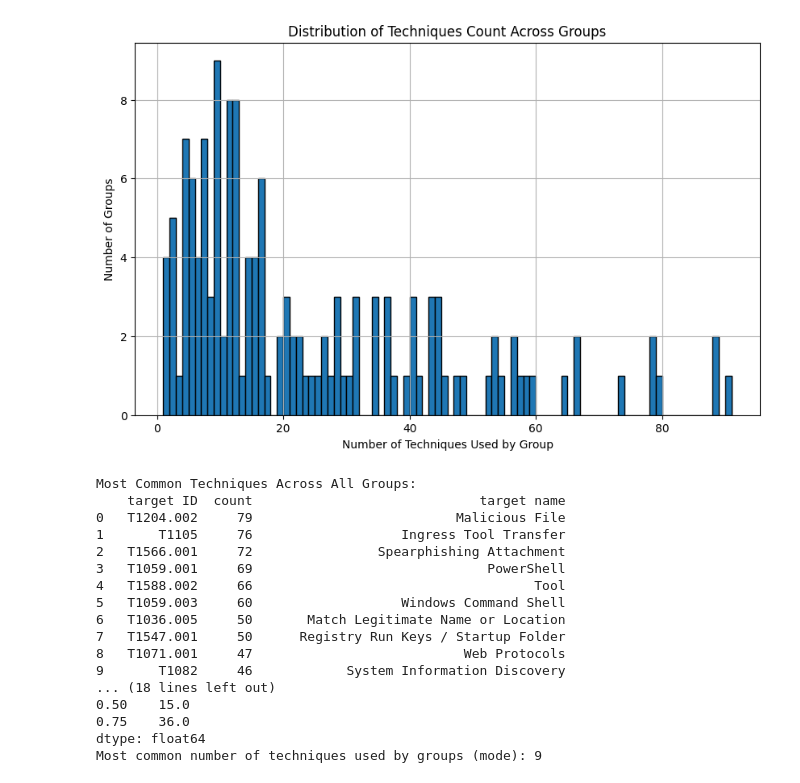
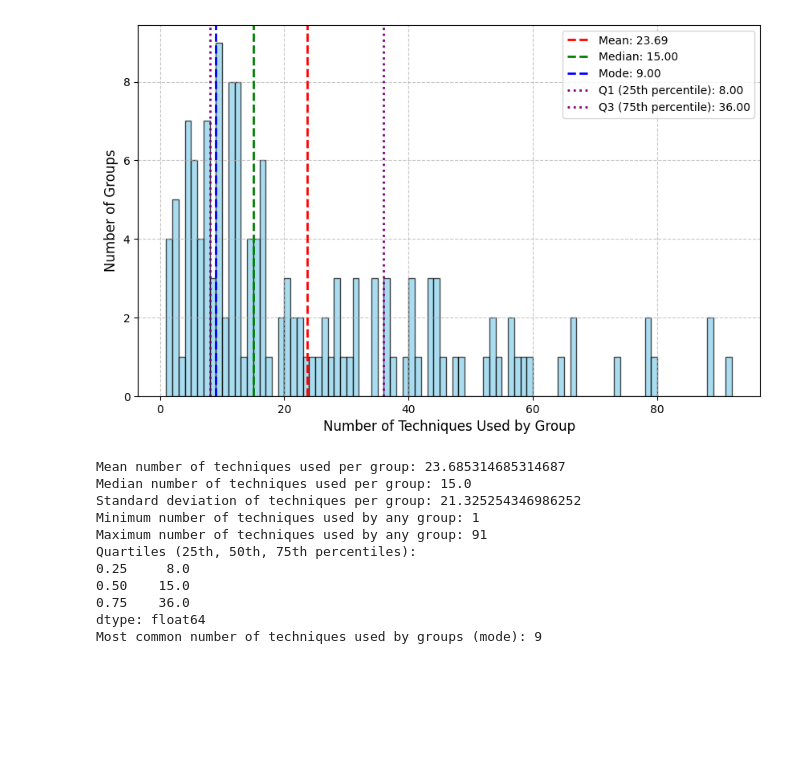
Before and after one commit to sahaaakanksha7/CTITTP, a Jupyter notebook: MITREgroup.ipynb, the cells around one changed output. Cells and saved outputs as stored; diff of their text form; code cells hidden in the pictures; blank space fills up the shorter version.

```diff
--- a/MITREgroup.ipynb
+++ b/MITREgroup.ipynb
@@ -146,13 +227,31 @@ def analyze_techniques(csv_file):
     quartiles = techniques_series.quantile([0.25, 0.5, 0.75])
     mode_techniques_per_group = techniques_series.mode()[0]
 
-    # 5. Generate a histogram (chart) of the number of techniques used per group
+    # Create histogram with more visually appealing styles
     plt.figure(figsize=(10, 6))
-    plt.hist(techniques_per_group, bins=range(min_techniques_per_group, max_techniques_per_group + 1), edgecolor='black')
-    plt.title('Distribution of Techniques Count Across Groups')
-    plt.xlabel('Number of Techniques Used by Group')
-    plt.ylabel('Number of Groups')
-    plt.grid(True)
+    plt.hist(techniques_series, bins=range(min_techniques_per_group, max_techniques_per_group + 2),
+             edgecolor='black', color='skyblue', alpha=0.7)
+
+    # Add lines for mean, median, mode, and quartiles
+    plt.axvline(mean_techniques_per_group, color='red', linestyle='dashed', linewidth=2, label=f'Mean: {mean_techniques_per_group:.2f}')
+    plt.axvline(median_techniques_per_group, color='green', linestyle='dashed', linewidth=2, label=f'Median: {median_techniques_per_group:.2f}')
+    plt.axvline(mode_techniques_per_group, color='blue', linestyle='dashed', linewidth=2, label=f'Mode: {mode_techniques_per_group:.2f}')
+    plt.axvline(quartiles[0.25], color='purple', linestyle='dotted', linewidth=2, label=f'Q1 (25th percentile): {quartiles[0.25]:.2f}')
+    plt.axvline(quartiles[0.75], color='purple', linestyle='dotted', linewidth=2, label=f'Q3 (75th percentile): {quartiles[0.75]:.2f}')
+
+    # Titles and labels
+    #plt.title('Distribution of Techniques Count Across Groups', fontsize=16)
+    plt.xlabel('Number of Techniques Used by Group', fontsize=12)
+    plt.ylabel('Number of Groups', fontsize=12)
+
+    # Grid and legend
+    plt.grid(True, linestyle='--', alpha=0.7)
+    plt.legend()
+
+    # Save the figure as a PDF
+    plt.savefig('technique_distribution.pdf', format='pdf', bbox_inches='tight')
+
+    # Show plot (optional, not needed for LaTeX but helpful for viewing)
     plt.show()
 
     return (unique_techniques_per_group, most_common_techniques,
@@ -168,49 +267,43 @@ csv_file = r"C:\Users\Aakanksha Saha\Downloads\enterprise-attack-v15.1-groups.xl
  std_techniques_per_group, min_techniques_per_group,
  max_techniques_per_group, quartiles, mode_techniques_per_group) = analyze_techniques(csv_file)
 
 # Print the unique techniques per group
 #print("Unique Techniques per Group (Source ID):")
 #for group, techniques in unique_techniques_per_group.items():
 #    count = len(techniques)
 #    print(f"{group}: {techniques} (Count: {count})")
 
 # Print the most common techniques across all groups
-print("\nMost Common Techniques Across All Groups:")
-print(most_common_techniques.head(20))  # Show top 10 most common techniques
+#print("\nMost Common Techniques Across All Groups:")
+#print(most_common_techniques.head(20))  # Show top 10 most common techniques
 
 #empty_count = 0
 # Print techniques that are unique to each group
 #print("\nTechniques Unique to Each Group (Only Used by One Group):")
 #for group, techniques in unique_techniques_per_group_only.items():
 #    print(f"{group}: {techniques}")
 #    if not techniques:  # If the list is empty
 #        empty_count += 1
 
 #print(f"\nTotal number of groups with empty techniques list: {empty_count}")
 
 # Print statistical summary of techniques used by groups
 print(f"\nMean number of techniques used per group: {mean_techniques_per_group}")
 print(f"Median number of techniques used per group: {median_techniques_per_group}")
 print(f"Standard deviation of techniques per group: {std_techniques_per_group}")
 print(f"Minimum number of techniques used by any group: {min_techniques_per_group}")
 print(f"Maximum number of techniques used by any group: {max_techniques_per_group}")
 print(f"Quartiles (25th, 50th, 75th percentiles):\n{quartiles}")
 print(f"Most common number of techniques used by groups (mode): {mode_techniques_per_group}")
 # %% [output]
-[figure, old version]
+[figure, new version]
-Most Common Techniques Across All Groups:
-    target ID  count                             target name
-0   T1204.002     79                          Malicious File
-1       T1105     76                   Ingress Tool Transfer
-2   T1566.001     72                Spearphishing Attachment
-3   T1059.001     69                              PowerShell
-4   T1588.002     66                                    Tool
-5   T1059.003     60                   Windows Command Shell
-6   T1036.005     50       Match Legitimate Name or Location
-7   T1547.001     50      Registry Run Keys / Startup Folder
-8   T1071.001     47                           Web Protocols
-9       T1082     46            System Information Discovery
-... (18 lines left out)
+Mean number of techniques used per group: 23.685314685314687
+Median number of techniques used per group: 15.0
+Standard deviation of techniques per group: 21.325254346986252
+Minimum number of techniques used by any group: 1
+Maximum number of techniques used by any group: 91
+Quartiles (25th, 50th, 75th percentiles):
+0.25     8.0
 0.50    15.0
 0.75    36.0
 dtype: float64
```
Also changed, not shown: parts of 6 cells of this notebook.
